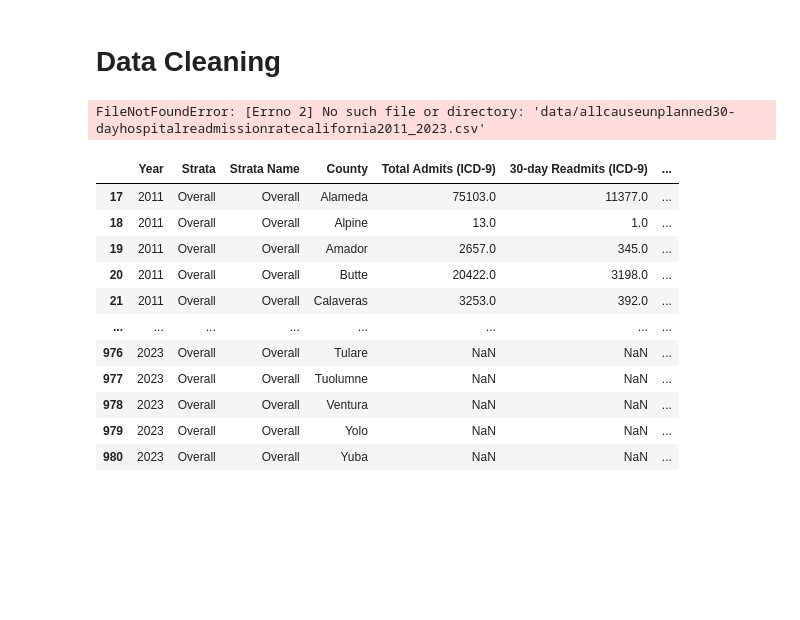
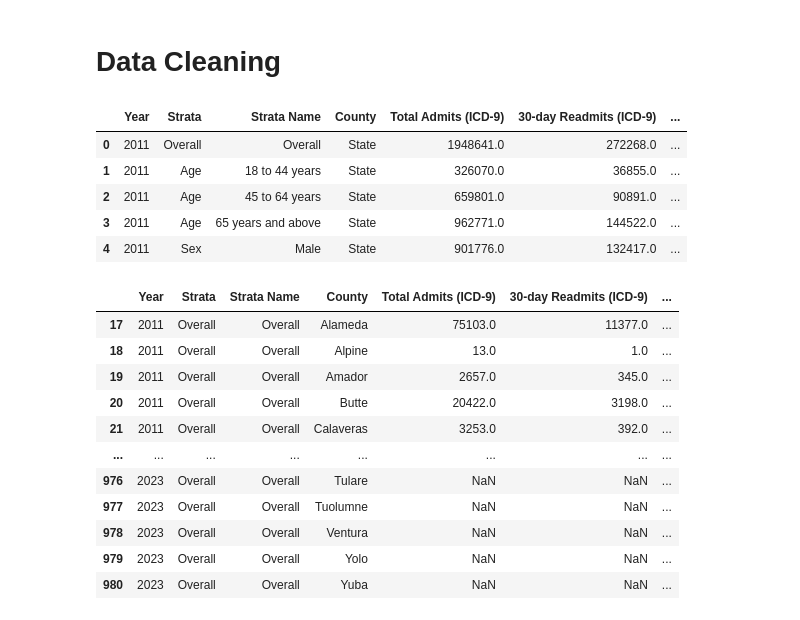
Before and after one commit to yoykyL/CPSC368_Research, a Jupyter notebook: codes/Codes1.ipynb, the cells around one changed output. Saved outputs shown, nothing was run; the diff lists cells and outputs as text; code cells hidden in the pictures; blank space fills up the shorter version.

```diff
--- a/codes/Codes1.ipynb
+++ b/codes/Codes1.ipynb
@@ -6,11 +6,16 @@ import os
 import pandas as pd
 # %%
 primary = pd.read_csv(
-    "data/allcauseunplanned30-dayhospitalreadmissionratecalifornia2011_2023.csv"
+    "../data/allcauseunplanned30-dayhospitalreadmissionratecalifornia2011_2023.csv"
 )
 primary.head()
 # %% [output]
-FileNotFoundError: [Errno 2] No such file or directory: 'data/allcauseunplanned30-dayhospitalreadmissionratecalifornia2011_2023.csv'
+|  | Year | Strata | Strata Name | County | Total Admits (ICD-9) | 30-day Readmits (ICD-9) | ... |
+| 0 | 2011 | Overall | Overall | State | 1948641.0 | 272268.0 | ... |
+| 1 | 2011 | Age | 18 to 44 years | State | 326070.0 | 36855.0 | ... |
+| 2 | 2011 | Age | 45 to 64 years | State | 659801.0 | 90891.0 | ... |
+| 3 | 2011 | Age | 65 years and above | State | 962771.0 | 144522.0 | ... |
+| 4 | 2011 | Sex | Male | State | 901776.0 | 132417.0 | ... |
 # %%
 primary = primary[(primary["Strata"] == "Overall") & (primary["County"] != "State")]
 primary
```
Also changed, not shown: parts of 3 cells of this notebook, 3 other files.
